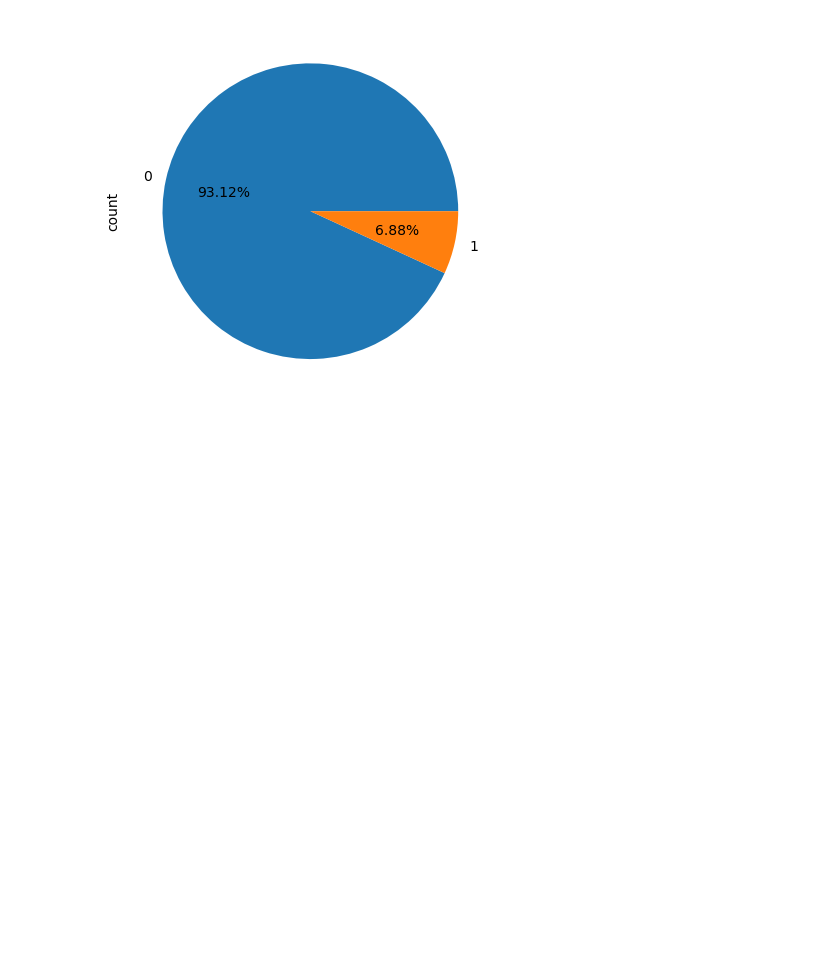
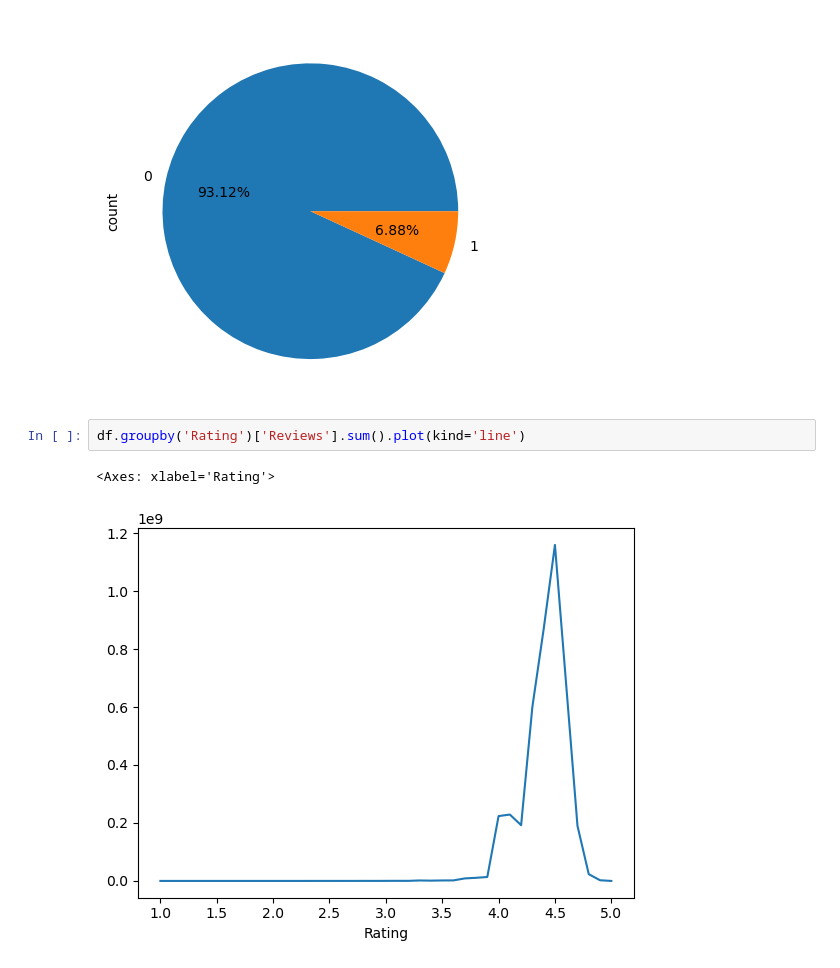
Before and after one commit to akxiit/Normal-Data-Visulization, a Jupyter notebook: notebooks/GooglePlayStore/Main.ipynb, the cells around one changed output. Drawn from its saved outputs; the diff is of its cells as text; blank space fills up the shorter version.

```diff
--- a/notebooks/GooglePlayStore/Main.ipynb
+++ b/notebooks/GooglePlayStore/Main.ipynb
@@ -264,3 +264,8 @@ df['Type'].value_counts().plot(kind='pie' , autopct='%1.2f%%')
 # %% [output]
 <Axes: ylabel='count'>
 [figure]
+# %%
+df.groupby('Rating')['Reviews'].sum().plot(kind='line')
+# %% [output]
+<Axes: xlabel='Rating'>
+[figure, added]
```
Also changed, not shown: 3 other files.
